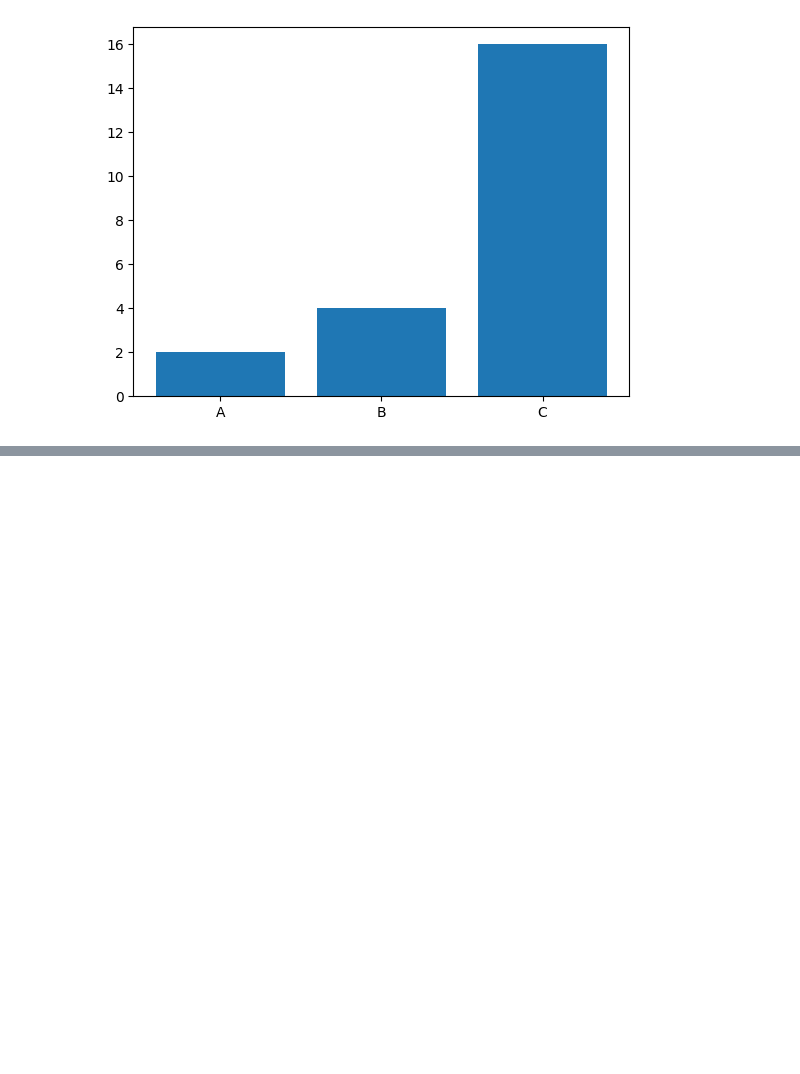
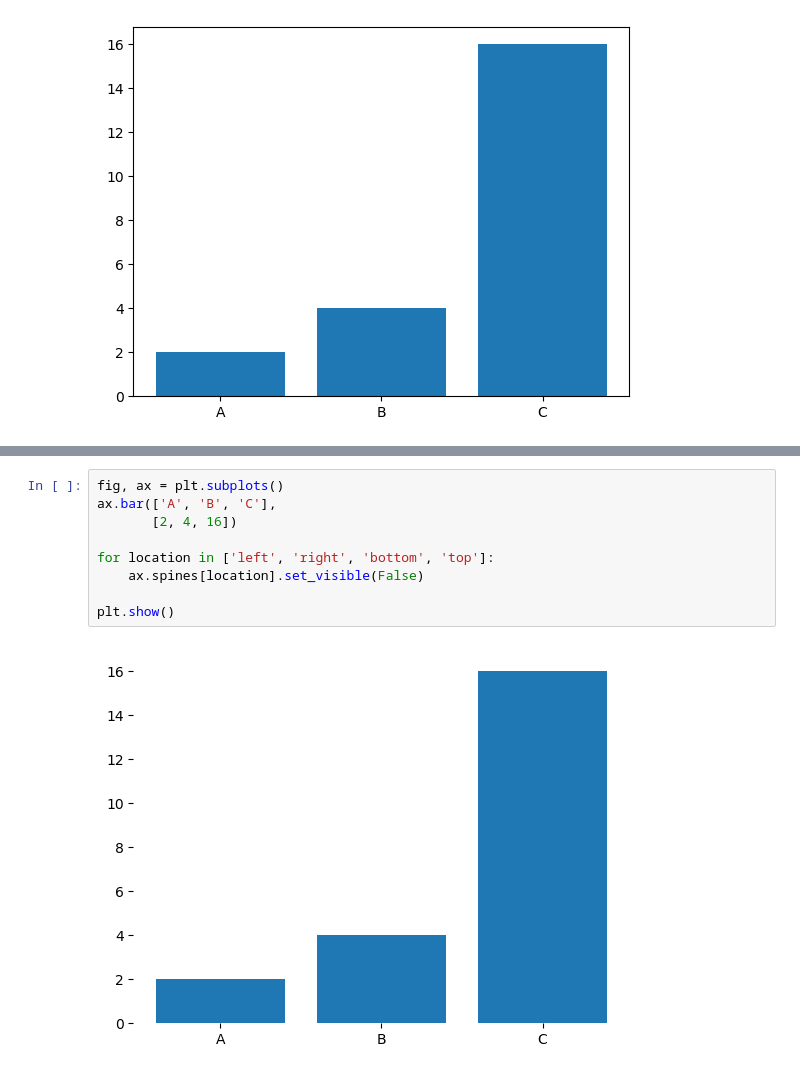
Before and after one commit to dev-alissonalves/data-scientist-dataquest, a Jupyter notebook: part02 - data_analysis_and_visualization/3-telling-stories-using-data-visualization/notebooks/00-design_for_an_audience.ipynb, the cells around one changed output, grey strips where cells are left out. Saved outputs shown, nothing was run; the diff lists cells and outputs as text; blank space fills up the shorter version.

```diff
--- a/part02 - data_analysis_and_visualization/3-telling-stories-using-data-visualization/notebooks/00-design_for_an_audience.ipynb
+++ b/part02 - data_analysis_and_visualization/3-telling-stories-using-data-visualization/notebooks/00-design_for_an_audience.ipynb
@@ -64,0 +71,11 @@ plt.show()
+# %%
+fig, ax = plt.subplots()
+ax.bar(['A', 'B', 'C'],
+       [2, 4, 16])
+
+for location in ['left', 'right', 'bottom', 'top']:
+    ax.spines[location].set_visible(False)
+
+plt.show()
+# %% [output]
+[figure, added]
```
Also changed, not shown: parts of 7 cells of this notebook.
